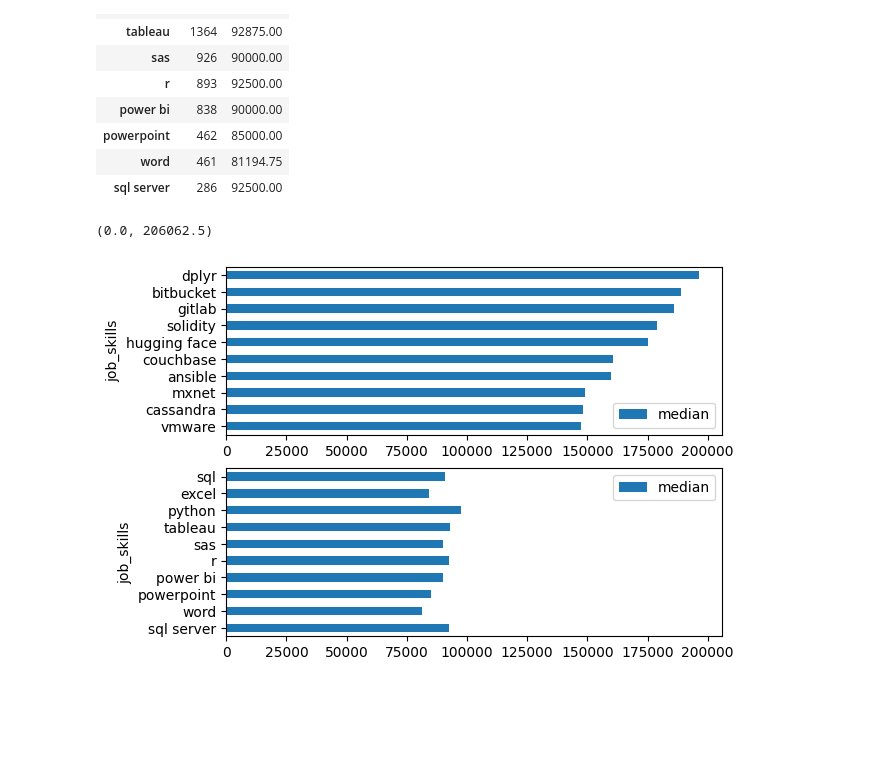
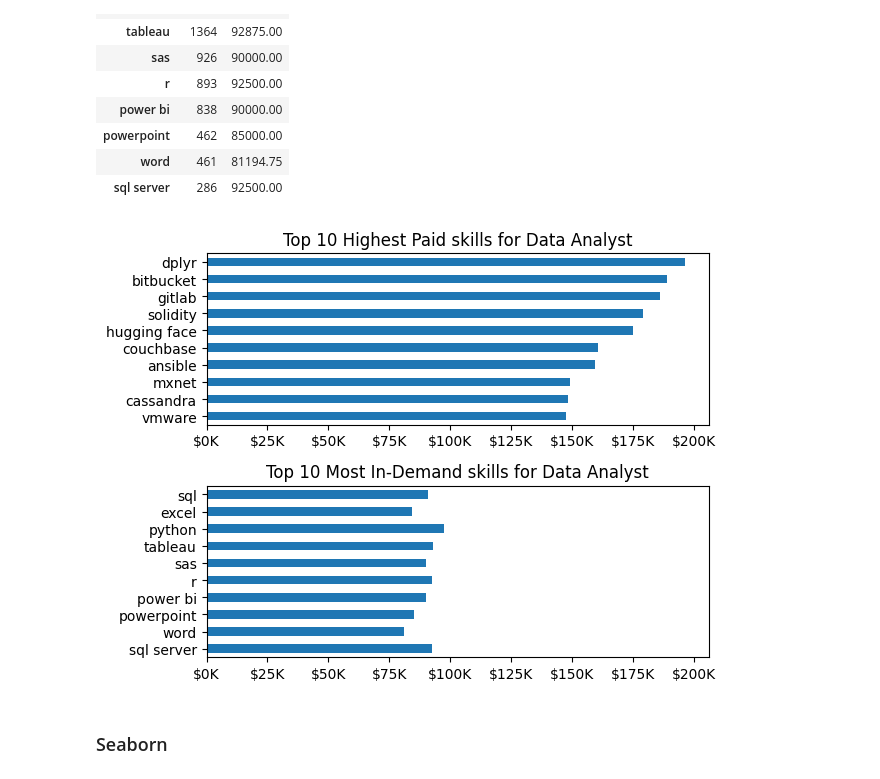
Before and after one commit to GongSeason/Python-for-Data-science-study, a Jupyter notebook: Pandas_exercises.ipynb, the cells around one changed output. Saved outputs shown, nothing was run; the diff lists cells and outputs as text; code cells hidden in the pictures; blank space fills up the shorter version.

```diff
--- a/Pandas_exercises.ipynb
+++ b/Pandas_exercises.ipynb
@@ -572,24 +588,30 @@ df_DA_skills
 # %%
 fig, ax = plt.subplots(2,1)
 df_DA_top_pay.plot(kind='barh',
                    y='median',
-                   ax=ax[0])
+                   ax=ax[0],
+                   legend=False)
 ax[0].invert_yaxis()
 ax[0].set_title('Top 10 Highest Paid skills for Data Analyst')
 ax[0].set_ylabel('')
 ax[0].set_xlabel('')
+
 ax[0].xaxis.set_major_formatter(plt.FuncFormatter(lambda x, _: f'${int(x/1000)}K'))
 
 
 df_DA_skills.plot(kind='barh',
                    y='median',
-                   ax=ax[1])
+                   ax=ax[1],
+                   legend=False)
 ax[1].invert_yaxis()
 ax[1].set_xlim(ax[0].get_xlim())
 ax[1].set_title('Top 10 Most In-Demand skills for Data Analyst')
 ax[1].set_ylabel('')
 ax[1].set_xlabel('')
 ax[1].xaxis.set_major_formatter(plt.FuncFormatter(lambda x, _: f'${int(x/1000)}K'))
+
+plt.tight_layout()
 # %% [output]
-(0.0, 206062.5)
-[figure, old version]
+[figure, new version]
+# %% [markdown]
+### Seaborn
```
Also changed, not shown: parts of 3 cells of this notebook.
